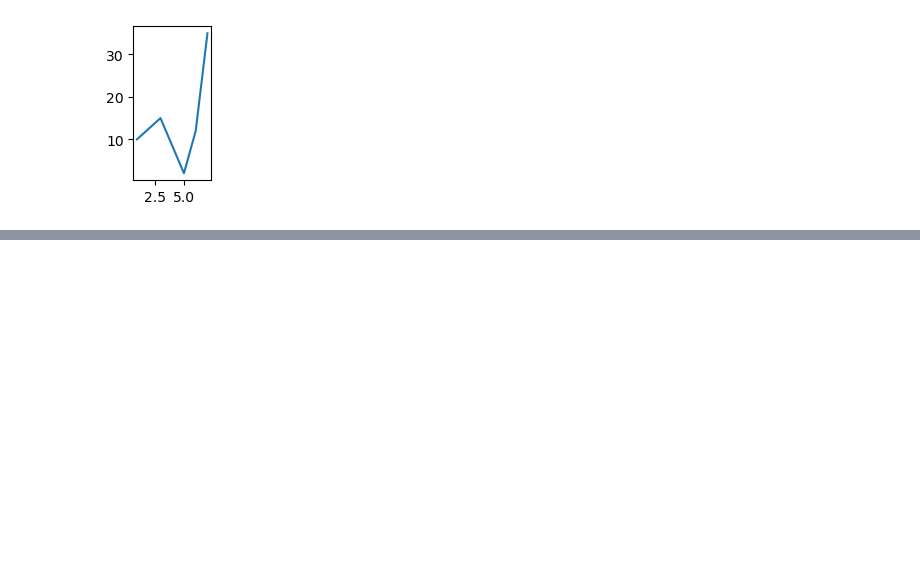
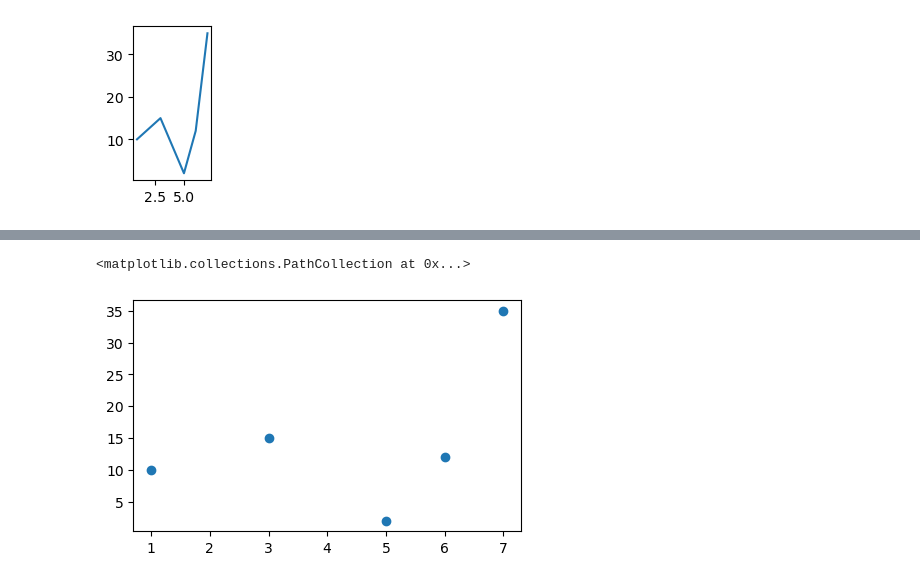
Before and after one commit to pakarthikstudent/MLOps_Dec-, a Jupyter notebook: DAY2/DE-MLOPs-2.ipynb, the cells around one changed output, grey strips where cells are left out. Cells and saved outputs as stored; diff of their text form; code cells hidden in the pictures; blank space fills up the shorter version.

```diff
--- a/DAY2/DE-MLOPs-2.ipynb
+++ b/DAY2/DE-MLOPs-2.ipynb
@@ -684,0 +691,6 @@ plt.plot([1,3,5,6,7],[10,15,2,12,35])
+# %%
+plt.figure(figsize=(5,3))
+plt.scatter([1,3,5,6,7],[10,15,2,12,35])
+# %% [output]
+<matplotlib.collections.PathCollection at 0x...>
+[figure, added]
```
Also changed, not shown: parts of 26 cells of this notebook.
